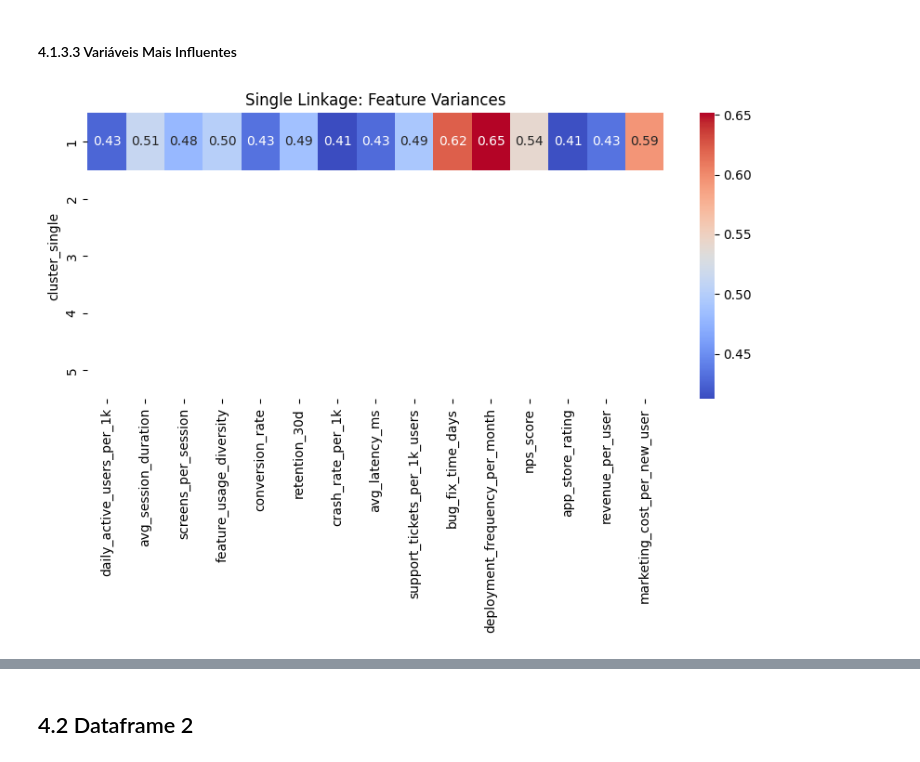
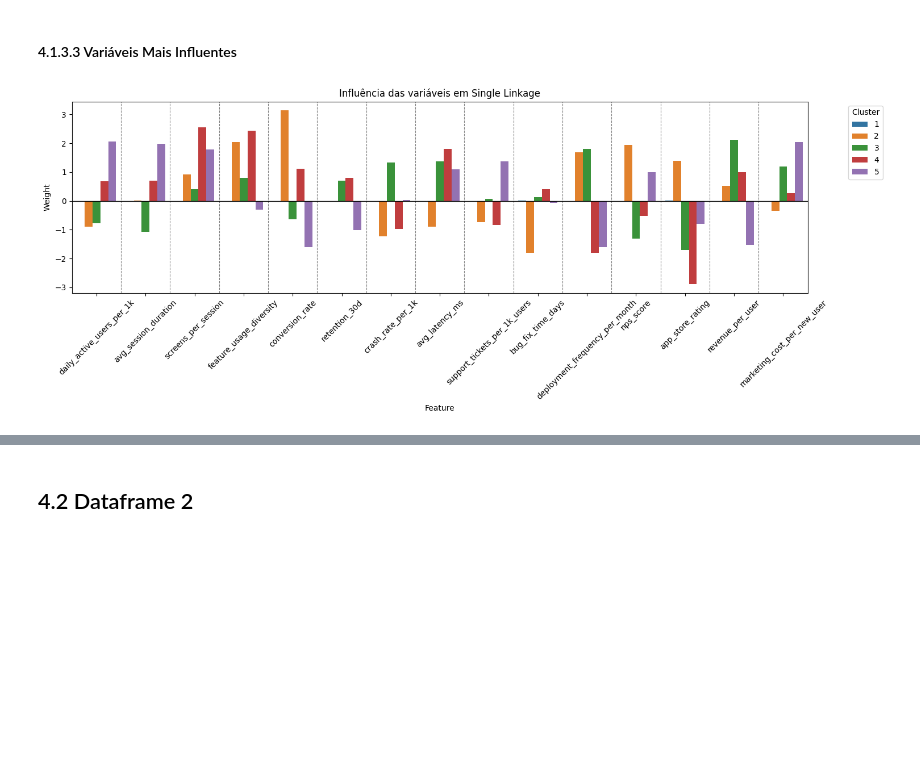
Before and after one commit to jfeiteira/Mini-projeto-do-PCA-e-Cluster, a Jupyter notebook: cluster.ipynb, the cells around one changed output, grey strips where cells are left out. Drawn from its saved outputs; the diff is of its cells as text; code cells hidden in the pictures; blank space fills up the shorter version.

Commit message:
Cluster Feito para o Dataframe 1

```diff
--- a/cluster.ipynb
+++ b/cluster.ipynb
@@ -996,24 +1204,63 @@ Ao analisarmos os mapas de calor gerados acima conseguimos retirar as seguintes
 # %%
-### METER ISTO A FUNCIONAR
-# Single Linkage variance
-cluster_variance_single = df_sing.groupby('cluster_single').var()
-plt.figure(figsize=(10,4))
-sns.heatmap(cluster_variance_single, annot=True, fmt=".2f", cmap='coolwarm', cbar=True)
-plt.title("Single Linkage: Feature Variances")
-plt.show()
+# Single Linkage
+features_single = df_sing.drop(columns=['cluster_single'])
 
-# Complete Linkage variance
-cluster_variance_complete = df_comp.groupby('cluster_complete').var()
-plt.figure(figsize=(10,4))
-sns.heatmap(cluster_variance_complete, annot=True, fmt=".2f", cmap='coolwarm', cbar=True)
-plt.title("Complete Linkage: Feature Variances")
-plt.show()
+global_single_mean = features_single.mean()
+global_single_std = features_single.std()
 
-# Average Linkage variance
-cluster_variance_avg = df_avg.groupby('cluster_average').var()
-plt.figure(figsize=(10,4))
-sns.heatmap(cluster_variance_avg, annot=True, fmt=".2f", cmap='coolwarm', cbar=True)
-plt.title("Average Linkage: Feature Variances")
-plt.show()
+cluster_single_means = df_sing.groupby('cluster_single').mean()
+
+relative_importance_single = (cluster_single_means - global_single_mean) / global_single_std
+
+importance_melted_single = relative_importance_single.reset_index().melt(id_vars='cluster_single')
+importance_melted_single.columns = ['cluster_single', 'Feature', 'Relative Weight']
+
+plot_feature_influence(
+    data=importance_melted_single,
+    cluster_col='cluster_single',
+    title="Influência das variáveis em Single Linkage",
+    filename="influencia_var_singleL.png"
+)
+
+# Complete Linkage
+features_comp = df_comp.drop(columns=['cluster_complete'])
+
+global_comp_mean = features_comp.mean()
+global_comp_std = features_comp.std()
+
+cluster_comp_means = df_comp.groupby('cluster_complete').mean()
+
+relative_importance_comp = (cluster_comp_means - global_comp_mean) / global_comp_std
+
+importance_melted_comp = relative_importance_comp.reset_index().melt(id_vars='cluster_complete')
+importance_melted_comp.columns = ['cluster_complete', 'Feature', 'Relative Weight']
+
+plot_feature_influence(
+    data=importance_melted_comp,
+    cluster_col='cluster_complete',
+    title="Influência das variáveis em Complete Linkage",
+    filename="influencia_var_completeL.png"
+)
+
+
+# Average Linkage
+features_avg = df_avg.drop(columns=['cluster_average'])
+
+global_avg_mean = features_avg.mean()
+global_avg_std = features_avg.std()
+
+cluster_avg_means = df_avg.groupby('cluster_average').mean()
+
+relative_importance_avg = (cluster_avg_means - global_avg_mean) / global_avg_std
+
+importance_melted_avg = relative_importance_avg.reset_index().melt(id_vars='cluster_average')
+importance_melted_avg.columns = ['cluster_average', 'Feature', 'Relative Weight']
+
+plot_feature_influence(
+    data=importance_melted_avg,
+    cluster_col='cluster_average',
+    title="Influência das variáveis em Average Linkage",
+    filename="influencia_var_average.png"
+)
 # %% [output]
-[figure, old version]
+[figure, new version]
```
Also changed, not shown: parts of 14 cells of this notebook.
